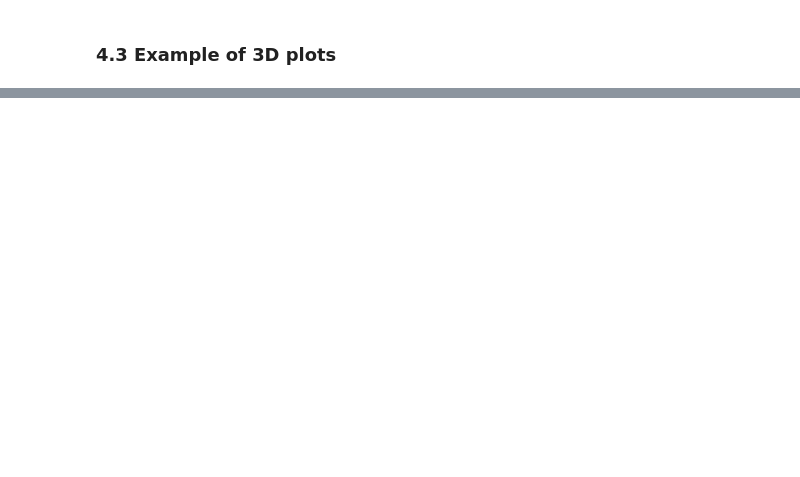
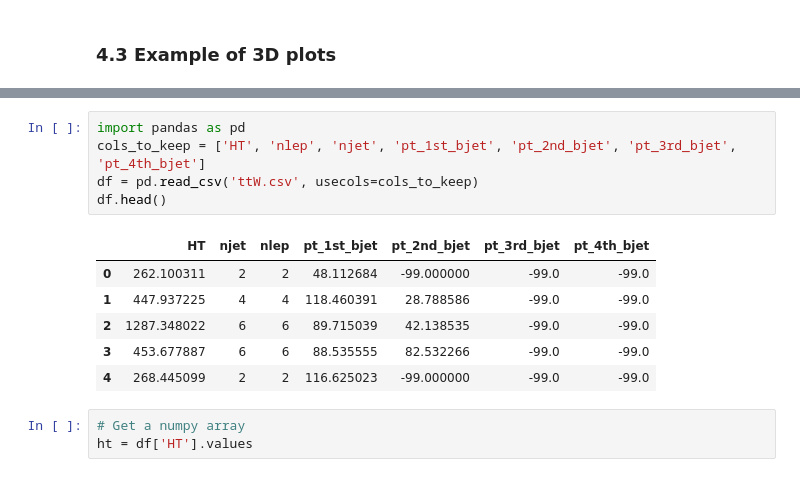
Before and after one commit to MLatCezeaux/intro_numpy, a Jupyter notebook: section1/NumpyIntroduction.ipynb, the cells around one changed output, grey strips where cells are left out. Cells and saved outputs as stored; diff of their text form; blank space fills up the shorter version.

Commit message:
Starting pandas section to this tutorial

```diff
--- a/section1/NumpyIntroduction.ipynb
+++ b/section1/NumpyIntroduction.ipynb
@@ -390,0 +411,15 @@ _ = ax.legend(frameon=False, fontsize=18)
+# %%
+import pandas as pd
+cols_to_keep = ['HT', 'nlep', 'njet', 'pt_1st_bjet', 'pt_2nd_bjet', 'pt_3rd_bjet', 'pt_4th_bjet']
+df = pd.read_csv('ttW.csv', usecols=cols_to_keep)
+df.head()
+# %% [output]
+|  | HT | njet | nlep | pt_1st_bjet | pt_2nd_bjet | pt_3rd_bjet | pt_4th_bjet |
+| 0 | 262.100311 | 2 | 2 | 48.112684 | -99.000000 | -99.0 | -99.0 |
+| 1 | 447.937225 | 4 | 4 | 118.460391 | 28.788586 | -99.0 | -99.0 |
+| 2 | 1287.348022 | 6 | 6 | 89.715039 | 42.138535 | -99.0 | -99.0 |
+| 3 | 453.677887 | 6 | 6 | 88.535555 | 82.532266 | -99.0 | -99.0 |
+| 4 | 268.445099 | 2 | 2 | 116.625023 | -99.000000 | -99.0 | -99.0 |
+# %%
+# Get a numpy array
+ht = df['HT'].values
```
Also changed, not shown: parts of 17 cells of this notebook, 1 other file.
